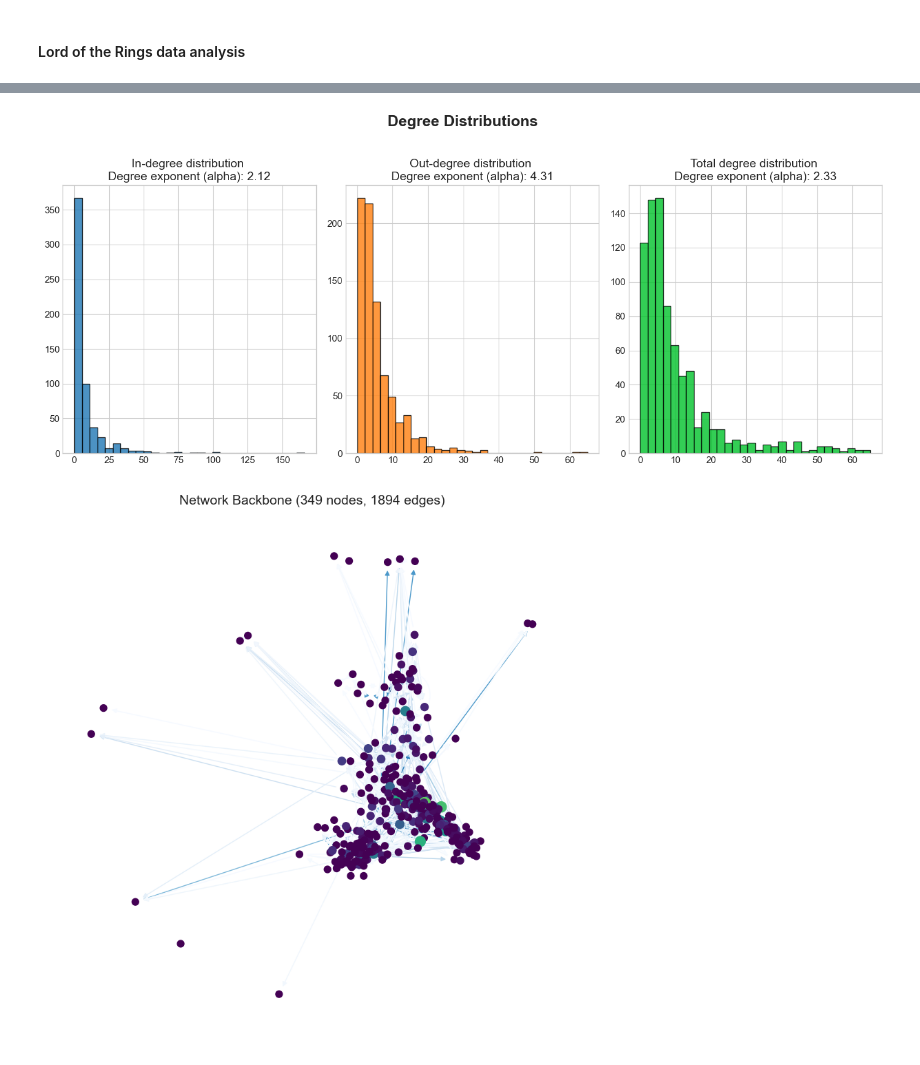
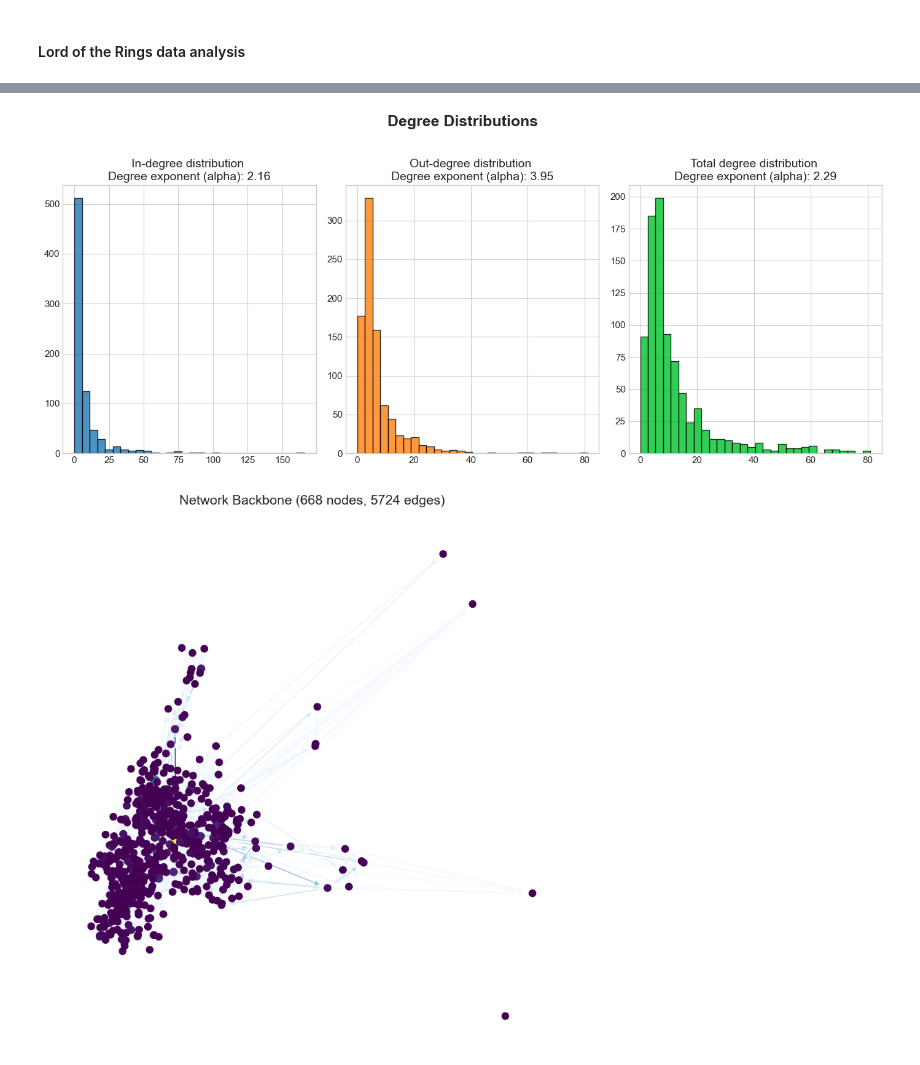
Before and after one commit to sorenstange/02805_Social_graphs_and_interactions, a Jupyter notebook: Project_1.ipynb, the cells around one changed output, grey strips where cells are left out. Drawn from its saved outputs; the diff is of its cells as text; code cells hidden in the pictures.

```diff
--- a/Project_1.ipynb
+++ b/Project_1.ipynb
@@ -214,7 +208,9 @@ def analyze_node(data_point):
     links_to = clean_links(links_to)
     return Node, links_to, words
 
-def create_network(data):
+def create_network(data, use_only_largest_component = False):
+    for entry in data:
+        entry['page_name'] = entry['page_name'].replace(' ','_')
     G = nx.DiGraph()
     Nodes = list(set([data_point['page_name'] for data_point in data]))
     for data_point in data:
@@ -224,12 +220,21 @@ def create_network(data):
             if links_to_node in Nodes:
                 G.add_edge(Node, links_to_node)
 
-    # Extract the largest component
-    #components = nx.weakly_connected_components(G)
-    #largest = max(components, key=len)
-    #G = G.subgraph(largest).copy()
+    if use_only_largest_component:
+        # Extract the largest component
+        components = nx.weakly_connected_components(G)
+        largest = max(components, key=len)
+        G = G.subgraph(largest).copy()
+
     return G
 # %%
+def print_data(data):
+    N = len(data)
+    total_n_words = 0
+    for entry in data:
+        total_n_words += len(entry['content'].split())
+    print(f'There are {N} pages in the wiki-data source and a total of {total_n_words} words on all of the pages combined.\n')
+
 def printy(G):
     print(f'Number of nodes: {len(G.nodes())}.\nNumber of Edges: {len(G.edges())}.\nAverage degree: {np.average([deg for _, deg in G.degree()]):.2f}.\nAverage clustering: {nx.average_clustering(G):.2f}')
 
@@ -401,9 +408,15 @@ ZeroDivisionError: float division by zero
 # %% [markdown]
 #### Lord of the Rings data analysis
 # %%
-LOTR_network = create_network(LOTR_data)
+with open("lotr_characters.pkl", "rb") as f:   # 'rb' = read binary
+    LOTR_data = pickle.load(f)
+
+LOTR_network = create_network(LOTR_data, use_only_largest_component = False)
+print_data(LOTR_data)
 printy(LOTR_network)
+print()
 create_centrality_table(LOTR_network)
+print()
 plot_degree_distributions(LOTR_network)
-plot_backbone(LOTR_network)
+plot_backbone(LOTR_network, alpha_threshold=1)
 # %% [output]
@@ -422,6 +436,6 @@ Rank        In-degree                Out-degree         Degree centrality    Bet
 Calculating best minimal value for power law fit
 Calculating best minimal value for power law fit
 Calculating best minimal value for power law fit
 xmin progress: 98%
-[figure, old version]
+[figure, new version]
-[figure, old version]
+[figure, new version]
```
Also changed, not shown: parts of 3 cells of this notebook.
